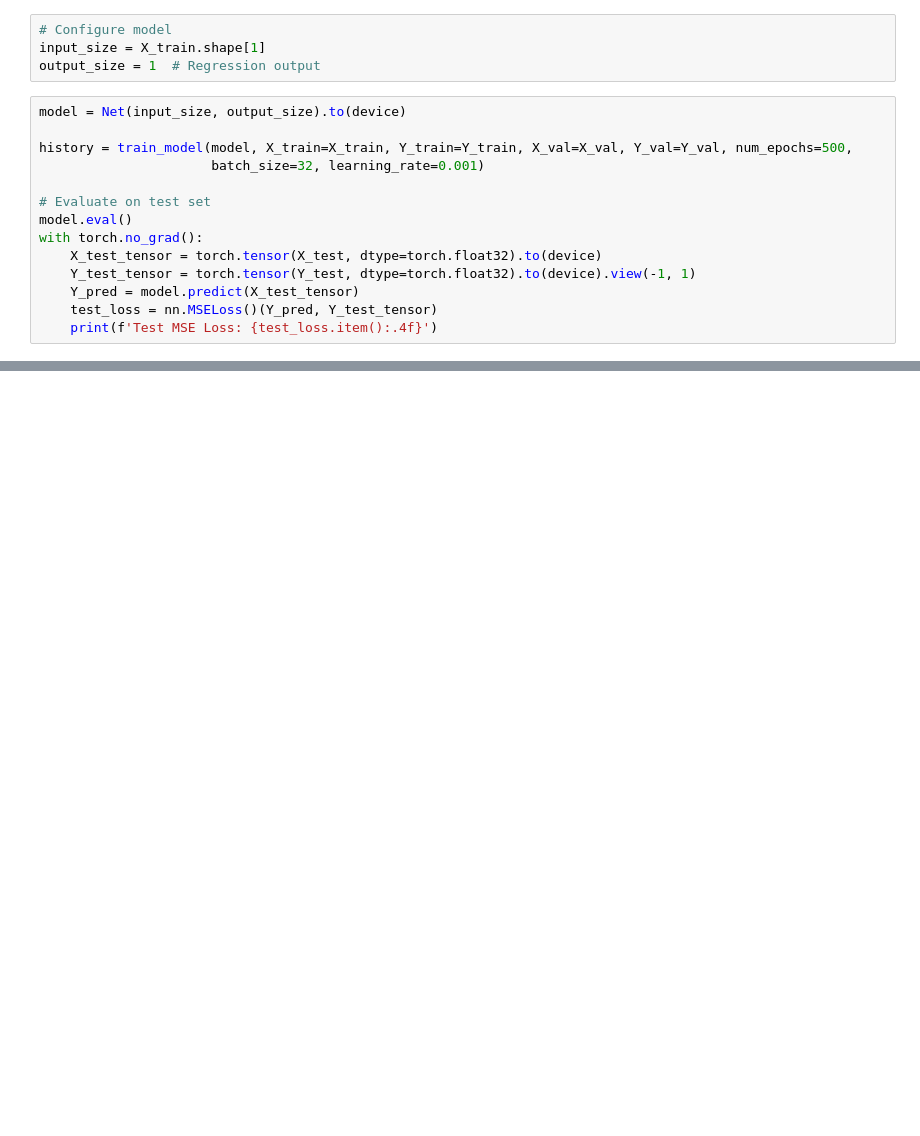
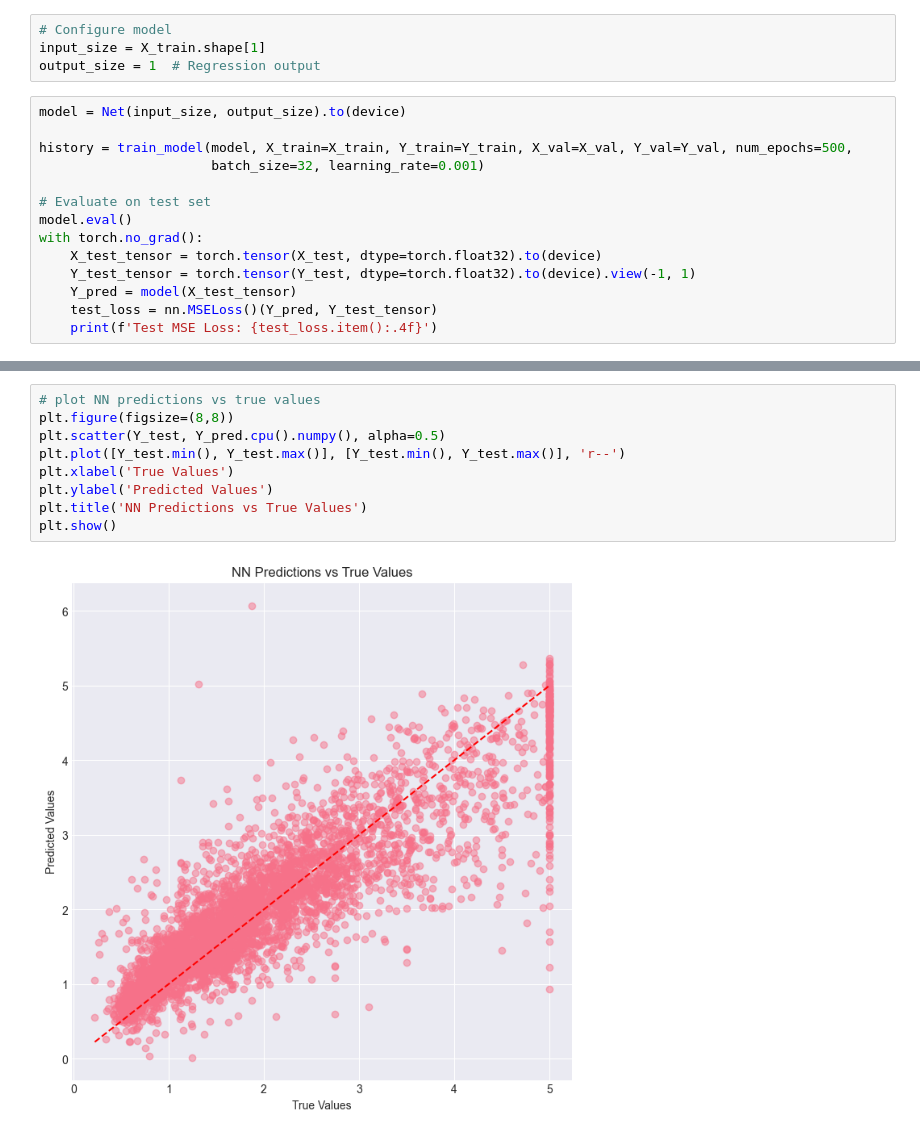
Before and after one commit to DanielHBreger/university-notes, a Jupyter notebook: Semester 5/Machine Learning/HW/HW1/q4.ipynb, the cells around one changed output, grey strips where cells are left out. Cells and saved outputs as stored; diff of their text form; blank space fills up the shorter version.

```diff
--- a/Semester 5/Machine Learning/HW/HW1/q4.ipynb
+++ b/Semester 5/Machine Learning/HW/HW1/q4.ipynb
@@ -180,7 +155,7 @@ model.eval()
 with torch.no_grad():
     X_test_tensor = torch.tensor(X_test, dtype=torch.float32).to(device)
     Y_test_tensor = torch.tensor(Y_test, dtype=torch.float32).to(device).view(-1, 1)
-    Y_pred = model.predict(X_test_tensor)
+    Y_pred = model(X_test_tensor)
     test_loss = nn.MSELoss()(Y_pred, Y_test_tensor)
     print(f'Test MSE Loss: {test_loss.item():.4f}')
 # %% [output]
@@ -194,0 +213,11 @@ KeyboardInterrupt:
+# %%
+# plot NN predictions vs true values
+plt.figure(figsize=(8,8))
+plt.scatter(Y_test, Y_pred.cpu().numpy(), alpha=0.5)
+plt.plot([Y_test.min(), Y_test.max()], [Y_test.min(), Y_test.max()], 'r--')
+plt.xlabel('True Values')
+plt.ylabel('Predicted Values')
+plt.title('NN Predictions vs True Values')
+plt.show()
+# %% [output]
+[figure, added]
```
Also changed, not shown: parts of 10 cells of this notebook.
